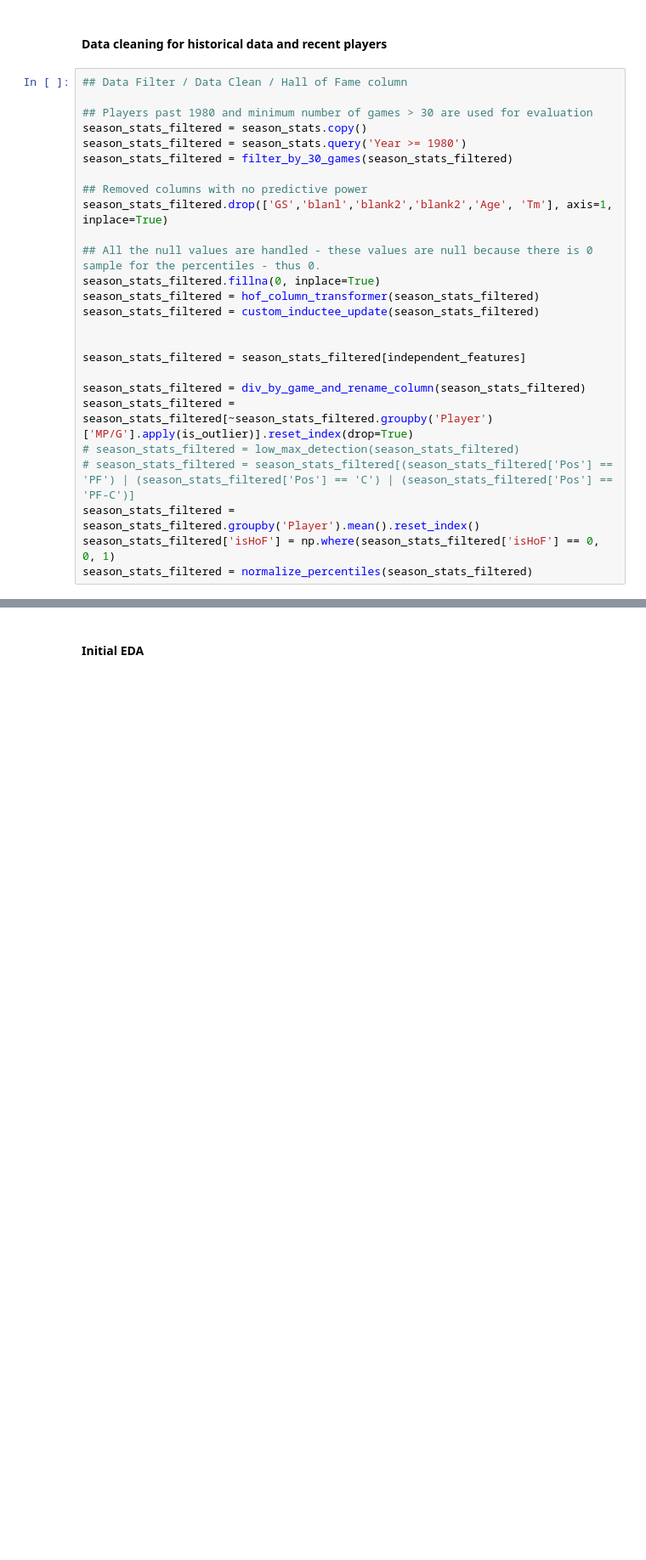
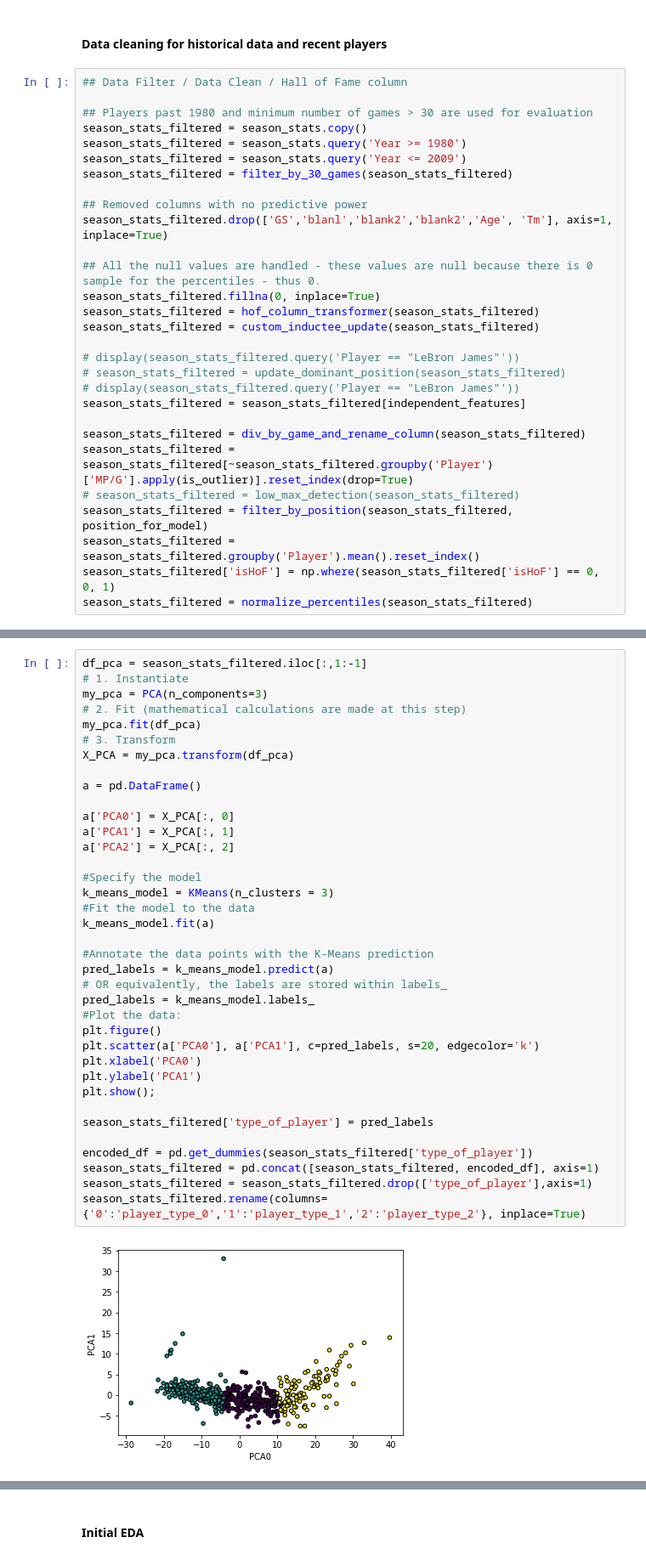
Before and after one commit to Naricky/nba_allstar_predictor, a Jupyter notebook: capstone_refactored.ipynb, the cells around one changed output, grey strips where cells are left out. Shown at 85% size. Cells and saved outputs as stored; diff of their text form; blank space fills up the shorter version.

```diff
--- a/capstone_refactored.ipynb
+++ b/capstone_refactored.ipynb
@@ -154,6 +177,7 @@ def estimator_dict(name, estimator):
 ## Players past 1980 and minimum number of games > 30 are used for evaluation
 season_stats_filtered = season_stats.copy()
 season_stats_filtered = season_stats.query('Year >= 1980')
+season_stats_filtered = season_stats.query('Year <= 2009')
 season_stats_filtered = filter_by_30_games(season_stats_filtered)
 
 ## Removed columns with no predictive power
@@ -164,13 +188,15 @@ season_stats_filtered.fillna(0, inplace=True)
 season_stats_filtered = hof_column_transformer(season_stats_filtered)
 season_stats_filtered = custom_inductee_update(season_stats_filtered)
 
-
+# display(season_stats_filtered.query('Player == "LeBron James"'))
+# season_stats_filtered = update_dominant_position(season_stats_filtered)
+# display(season_stats_filtered.query('Player == "LeBron James"'))
 season_stats_filtered = season_stats_filtered[independent_features]
 
 season_stats_filtered = div_by_game_and_rename_column(season_stats_filtered)
 season_stats_filtered = season_stats_filtered[~season_stats_filtered.groupby('Player')['MP/G'].apply(is_outlier)].reset_index(drop=True)
 # season_stats_filtered = low_max_detection(season_stats_filtered)
-# season_stats_filtered = season_stats_filtered[(season_stats_filtered['Pos'] == 'PF') | (season_stats_filtered['Pos'] == 'C') | (season_stats_filtered['Pos'] == 'PF-C')]
+season_stats_filtered = filter_by_position(season_stats_filtered, position_for_model)
 season_stats_filtered = season_stats_filtered.groupby('Player').mean().reset_index()
 season_stats_filtered['isHoF'] = np.where(season_stats_filtered['isHoF'] == 0, 0, 1)
 season_stats_filtered = normalize_percentiles(season_stats_filtered)
@@ -215,0 +251,39 @@ joined_df = joined_df.reset_index()
+# %%
+df_pca = season_stats_filtered.iloc[:,1:-1]
+# 1. Instantiate
+my_pca = PCA(n_components=3)
+# 2. Fit (mathematical calculations are made at this step)
+my_pca.fit(df_pca)
+# 3. Transform
+X_PCA = my_pca.transform(df_pca)
+
+a = pd.DataFrame()
+
+a['PCA0'] = X_PCA[:, 0]
+a['PCA1'] = X_PCA[:, 1]
+a['PCA2'] = X_PCA[:, 2]
+
+#Specify the model
+k_means_model = KMeans(n_clusters = 3)
+#Fit the model to the data
+k_means_model.fit(a)
+
+#Annotate the data points with the K-Means prediction
+pred_labels = k_means_model.predict(a)
+# OR equivalently, the labels are stored within labels_
+pred_labels = k_means_model.labels_
+#Plot the data:
+plt.figure()
+plt.scatter(a['PCA0'], a['PCA1'], c=pred_labels, s=20, edgecolor='k')
+plt.xlabel('PCA0')
+plt.ylabel('PCA1')
+plt.show();
+
+season_stats_filtered['type_of_player'] = pred_labels
+
+encoded_df = pd.get_dummies(season_stats_filtered['type_of_player'])
+season_stats_filtered = pd.concat([season_stats_filtered, encoded_df], axis=1)
+season_stats_filtered = season_stats_filtered.drop(['type_of_player'],axis=1)
+season_stats_filtered.rename(columns={'0':'player_type_0','1':'player_type_1','2':'player_type_2'}, inplace=True)
+# %% [output]
+[figure, added]
```
Also changed, not shown: parts of 23 cells of this notebook, 1 other file.
